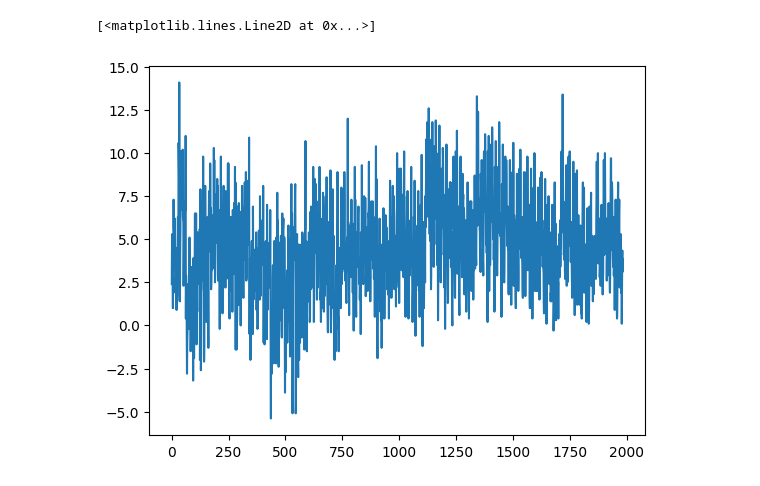
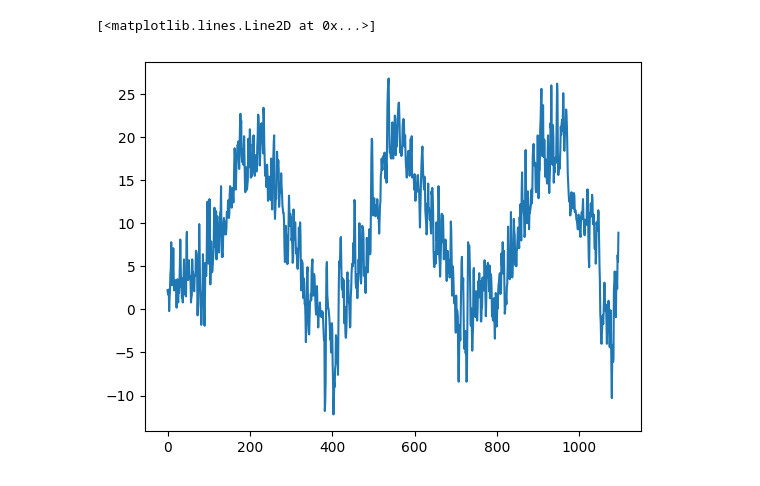
Before and after one commit to mikitomi21/Weather_Prediction, a Jupyter notebook: presentation.ipynb, the cells around one changed output. Saved outputs shown, nothing was run; the diff lists cells and outputs as text; code cells hidden in the pictures.

Commit message:
Delete space in columns from data

```diff
--- a/presentation.ipynb
+++ b/presentation.ipynb
@@ -4,5 +4,4 @@ import matplotlib.pyplot as plt
 import numpy as np
 from model import *
 # %%
-df = pd.read_csv('data/k_d_01_2020.csv',encoding = 'unicode_escape')
-df.iloc[:10]
+df = pd.read_csv('result.csv',encoding = 'unicode_escape')
@@ -21,10 +8,10 @@ df.iloc[:10]
 # %%
 x = np.arange(len(df))
-y = np.array(df['t6'])
+y = np.array(df[' Avg_Temp'])
 plt.plot(x, y)
 # %% [output]
 [<matplotlib.lines.Line2D at 0x...>]
-[figure, old version]
+[figure, new version]
 # %%
 model = Linear_reg()
 print(model)
```
Also changed, not shown: parts of 2 cells of this notebook, 2 other files.
